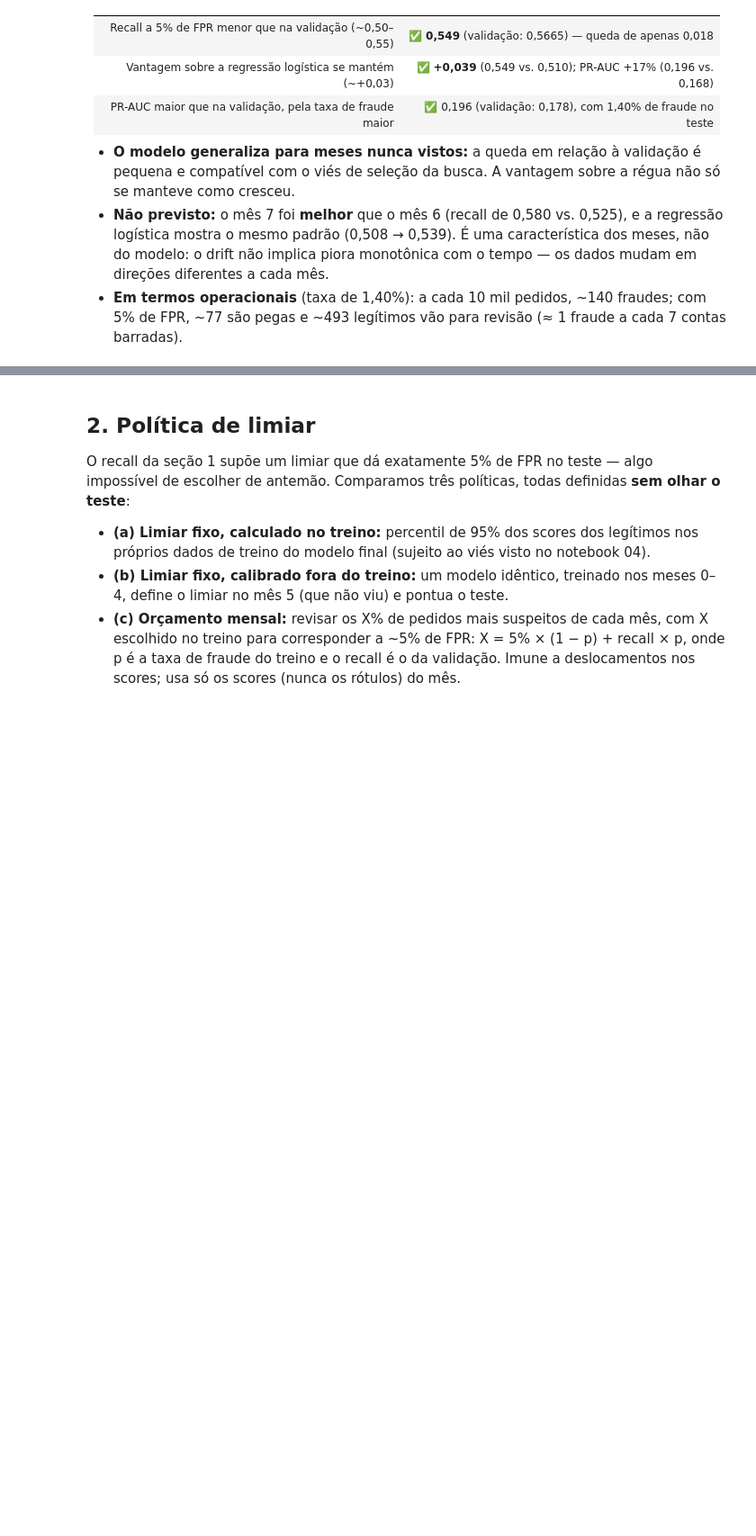
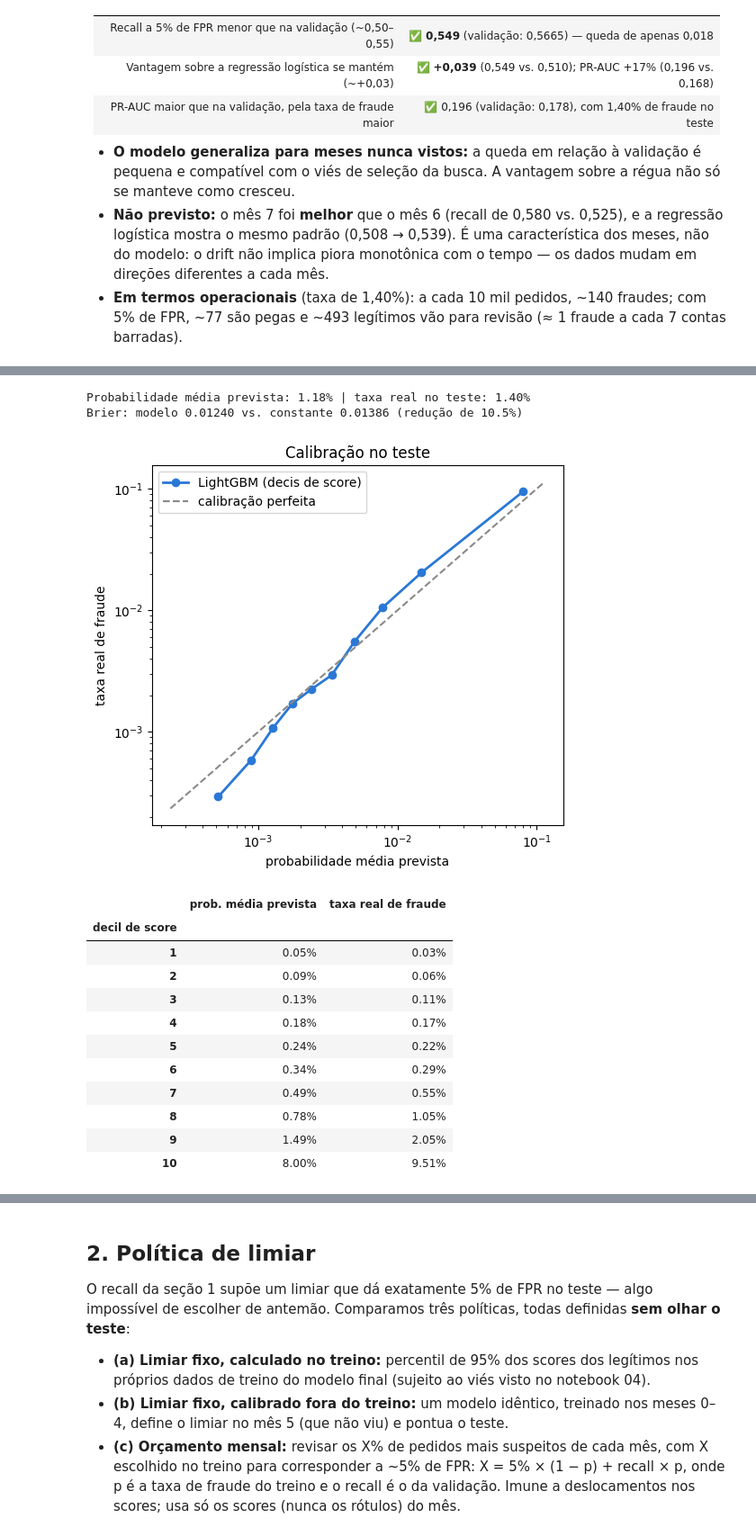
Before and after one commit to davidfwallace/fraude-abertura-conta, a Jupyter notebook: notebooks/05_modelo_final.ipynb, the cells around one changed output, grey strips where cells are left out. Shown at 90% size. Saved outputs shown, nothing was run; the diff lists cells and outputs as text; code cells hidden in the pictures; blank space fills up the shorter version.

```diff
--- a/notebooks/05_modelo_final.ipynb
+++ b/notebooks/05_modelo_final.ipynb
@@ -111,0 +116,49 @@ Taxa de fraude no teste: 1.40%
+# %%
+import matplotlib.pyplot as plt
+from sklearn.metrics import brier_score_loss
+
+s_final = scores_teste["LightGBM (modelo final)"]
+y_treino = treino[ALVO].to_numpy()
+
+decil = pd.qcut(s_final, 10, labels=False) + 1
+calibracao = pd.DataFrame({"prob. média prevista": s_final, "taxa real de fraude": y_teste}).groupby(decil).mean()
+calibracao.index.name = "decil de score"
+
+brier_modelo = brier_score_loss(y_teste, s_final)
+brier_constante = brier_score_loss(y_teste, np.full(len(y_teste), y_treino.mean()))
+print(f"Probabilidade média prevista: {s_final.mean():.2%} | taxa real no teste: {y_teste.mean():.2%}")
+print(f"Brier: modelo {brier_modelo:.5f} vs. constante {brier_constante:.5f} "
+      f"(redução de {1 - brier_modelo / brier_constante:.1%})")
+
+fig, ax = plt.subplots(figsize=(5.5, 5))
+ax.plot(calibracao["prob. média prevista"], calibracao["taxa real de fraude"],
+        marker="o", lw=2, color="#2a78d6", label="LightGBM (decis de score)")
+limites = [calibracao.min().min() * 0.8, calibracao.max().max() * 1.2]
+ax.plot(limites, limites, ls="--", color="#8a8986", label="calibração perfeita")
+ax.set_xscale("log")
+ax.set_yscale("log")
+ax.set_xlabel("probabilidade média prevista")
+ax.set_ylabel("taxa real de fraude")
+ax.set_title("Calibração no teste")
+ax.legend()
+fig.tight_layout()
+fig.savefig(FIG_DIR / "05_calibracao.png", dpi=150, bbox_inches="tight")
+plt.show()
+
+calibracao.style.format("{:.2%}")
+# %% [output]
+Probabilidade média prevista: 1.18% | taxa real no teste: 1.40%
+Brier: modelo 0.01240 vs. constante 0.01386 (redução de 10.5%)
+[figure, added]
+|  | prob. média prevista | taxa real de fraude |
+| decil de score |  |  |
+| 1 | 0.05% | 0.03% |
+| 2 | 0.09% | 0.06% |
+| 3 | 0.13% | 0.11% |
+| 4 | 0.18% | 0.17% |
+| 5 | 0.24% | 0.22% |
+| 6 | 0.34% | 0.29% |
+| 7 | 0.49% | 0.55% |
+| 8 | 0.78% | 1.05% |
+| 9 | 1.49% | 2.05% |
+| 10 | 8.00% | 9.51% |
```
Also changed, not shown: parts of 9 cells of this notebook, 6 other files.
